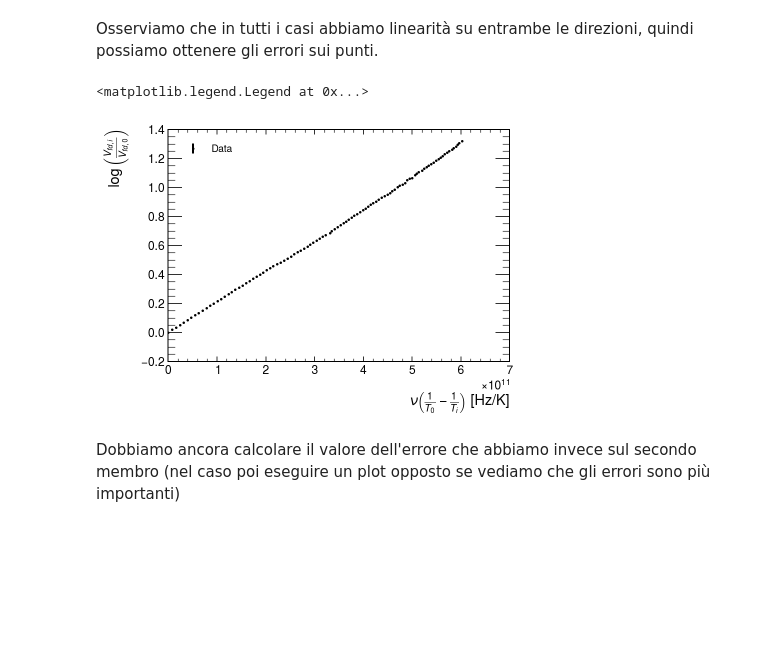
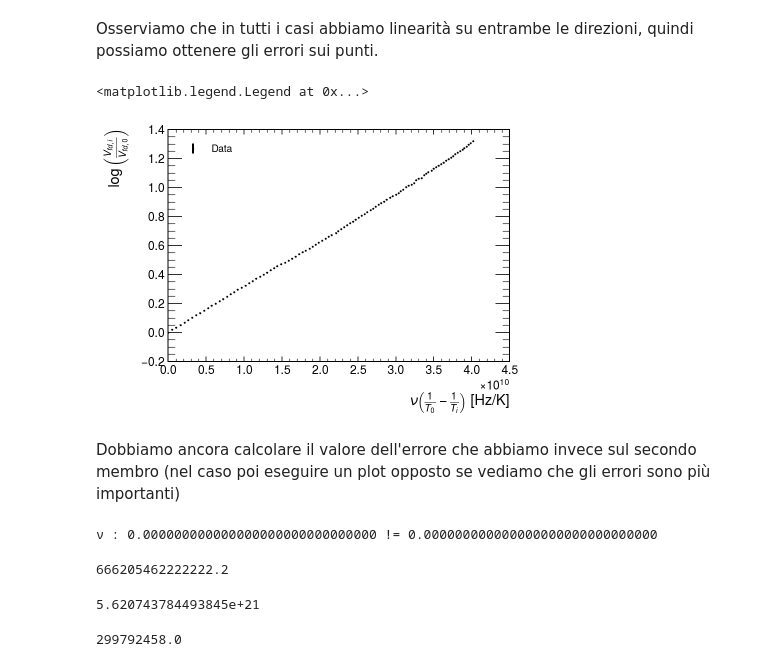
Before and after one commit to mattiasotgia/e8_const, a Jupyter notebook: dati_offline_prelim/preliminare_offline.ipynb, the cells around one changed output. Drawn from its saved outputs; the diff is of its cells as text; code cells hidden in the pictures; blank space fills up the shorter version.

Commit message:
partial_data_offline

```diff
--- a/dati_offline_prelim/preliminare_offline.ipynb
+++ b/dati_offline_prelim/preliminare_offline.ipynb
@@ -72,11 +72,11 @@ def T(T_amb, R_amb, V, I, γ):
 
 V, μ_I, σ_I, μ_Vfd, σ_Vfd = np.loadtxt('ph_diode.txt', unpack=True)
 
-T_amb = 20
-σ_T_amb = 1
+T_amb = 299.7
+σ_T_amb = 0.7
 R_amb, σ_R_amb = 25.045, 0.21551350000000002
 
-ν, σ_ν = c/450e-9, (10/(2*np.log(2+np.sqrt(3))))*c/450e-9**2
+ν, σ_ν = c/450e-9, c/(450e-9**2) * 10 / (2 * np.log(2 + np.sqrt(3)))
 
 μ_T = T(T_amb, R_amb, V, μ_I, γ)
 
@@ -103,42 +103,42 @@ ax.legend()
 
 σ_T = np.zeros_like(μ_T)
 
-'''
+
 for i in range(len(σ_T)):
 
     σ2 = 0
 
     σ_T_amb_p = np.abs(T(T_amb + σ_T_amb, R_amb, V[i], μ_I[i], γ) - μ_T[i])
     σ_T_amb_n = np.abs(T(T_amb - σ_T_amb, R_amb, V[i], μ_I[i], γ) - μ_T[i])
-    if np.abs(σ_T_amb_n - σ_T_amb_p) < (σ_T_amb / T_amb) * np.max([σ_T_amb_n, σ_T_amb_p]):
+    if np.abs(σ_T_amb_n - σ_T_amb_p) < 0.01 * T_amb:
         σ2 += np.max([σ_T_amb_n, σ_T_amb_p])**2
     else:
         print('T_amb: %.5f != %.5f'%(σ_T_amb_n, σ_T_amb_p))
 
     σ_γ_p = np.abs(T(T_amb, R_amb, V[i], μ_I[i], γ + σ_γ) - μ_T[i])
     σ_γ_n = np.abs(T(T_amb, R_amb, V[i], μ_I[i], γ - σ_γ) - μ_T[i])
-    if np.abs(σ_γ_n - σ_γ_p) < (σ_γ / γ) * np.max([σ_γ_n, σ_γ_p]):
+    if np.abs(σ_γ_n - σ_γ_p) < (0.01 * γ):
         σ2 += np.max([σ_γ_n, σ_γ_p])**2
     else:
         print('γ:     %.5f != %.5f'%(σ_γ_n, σ_γ_p))
 
     σ_I_p = np.abs(T(T_amb, R_amb, V[i], μ_I[i] + σ_I[i], γ) - μ_T[i])
     σ_I_n = np.abs(T(T_amb, R_amb, V[i], μ_I[i] - σ_I[i], γ) - μ_T[i])
-    if np.abs(σ_I_n - σ_I_p) < (σ_I[i] / μ_I[i]) * np.max([σ_I_n, σ_I_p]):
+    if np.abs(σ_I_n - σ_I_p) < (0.01 * μ_I[i]):
         σ2 += np.max([σ_I_n, σ_I_p])**2
     else:
         print('μ_I:   %.5f != %.5f'%(σ_I_n, σ_I_p))
 
     σ_R_amb_p = np.abs(T(T_amb, R_amb + σ_R_amb, V[i], μ_I[i], γ) - μ_T[i])
     σ_R_amb_n = np.abs(T(T_amb, R_amb - σ_R_amb, V[i], μ_I[i], γ) - μ_T[i])
-    if np.abs(σ_R_amb_n - σ_R_amb_p) < (σ_R_amb / R_amb) * np.max([σ_R_amb_n, σ_R_amb_p]):
+    if np.abs(σ_R_amb_n - σ_R_amb_p) < (0.01 * R_amb):
         σ2 += np.max([σ_R_amb_n, σ_R_amb_p])**2
     else:
         print('R_amb: %.5f != %.5f'%(σ_R_amb_n, σ_R_amb_p))
 
 
     σ_T[i] = np.sqrt(σ2)
-    '''
+
 
 
 σ_T
@@ -219,11 +250,56 @@ Osserviamo che in tutti i casi abbiamo linearità su entrambe le direzioni, quin
 # %%
 fig, ax = plt.subplots()
 ax.set_xlabel(r'$\nu\left(\frac{1}{T_%d} - \frac{1}{T_i}\right)$ [Hz/K]'%j, labelpad=15)
 ax.set_ylabel(r'$\log\left(\frac{V_{fd,i}}{V_{fd,%d}}\right)$'%j)
-ax.errorbar(TEMP_DIFF, LOG, σ_LOG, color='k', fmt='.', markersize=3, label='Data')
+ax.errorbar(TEMP_DIFF, LOG, σ_LOG, color='k', fmt='.', markersize=2, label='Data')
 ax.legend()
 # %% [output]
 <matplotlib.legend.Legend at 0x...>
-[figure, old version]
+[figure, new version]
 # %% [markdown]
 Dobbiamo ancora calcolare il valore dell'errore che abbiamo invece sul secondo membro (nel caso poi eseguire un plot opposto se vediamo che gli errori sono più importanti)
+# %%
+σ_TEMP_DIFF = np.zeros_like(TEMP_DIFF)
+
+def T0i(T0, Ti, ν):
+    return ν*(1/T0-1/Ti)
+
+for i in range(len(TEMP_DIFF)):
+    σ2 = 0.0
+    σ_T0_p = np.abs(T0i(μ_T[0] + σ_T[0], μ_T[i], ν) - TEMP_DIFF[i])
+    σ_T0_n = np.abs(T0i(μ_T[0] - σ_T[0], μ_T[i], ν) - TEMP_DIFF[i])
+
+    if np.abs(σ_T0_p - σ_T0_n) < (μ_T[0] / σ_T[0]) * np.max([σ_T0_p, σ_T0_n]):
+        σ2 += np.max([σ_T0_p, σ_T0_n])**2
+    else:
+        print('T0: %.10f != %.10f'%(σ_T0_p, σ_T0_n))
+
+    σ_Ti_p = np.abs(T0i(μ_T[0], μ_T[i] + σ_T[i], ν) - TEMP_DIFF[i])
+    σ_Ti_n = np.abs(T0i(μ_T[0], μ_T[i] - σ_T[i], ν) - TEMP_DIFF[i])
+
+    if np.abs(σ_Ti_p - σ_Ti_n) < (μ_T[i] / σ_T[i]) * np.max([σ_Ti_p, σ_Ti_n]):
+        σ2 += np.max([σ_Ti_p, σ_Ti_n])**2
+    else:
+        print('Ti: %.10f != %.10f'%(σ_Ti_p, σ_Ti_n))
+
+    σ_ν_p = np.abs(T0i(μ_T[0], μ_T[i], ν + σ_ν) - TEMP_DIFF[i])
+    σ_ν_n = np.abs(T0i(μ_T[0], μ_T[i], ν - σ_ν) - TEMP_DIFF[i])
+
+    if np.abs(σ_ν_p - σ_ν_n) < (ν / σ_ν) * np.max([σ_ν_p, σ_ν_n]):
+        σ2 += np.max([σ_ν_p, σ_ν_n])**2
+    else:
+        print('ν : %.30f != %.30f'%(σ_ν_p, σ_ν_n))
+# %% [output]
+ν : 0.000000000000000000000000000000 != 0.000000000000000000000000000000
+# %%
+ν
+# %% [output]
+666205462222222.2
+# %%
+σ_ν
+# %% [output]
+5.620743784493845e+21
+# %%
+c
+# %% [output]
+299792458.0
```
Also changed, not shown: parts of 2 cells of this notebook, 5 other files.
